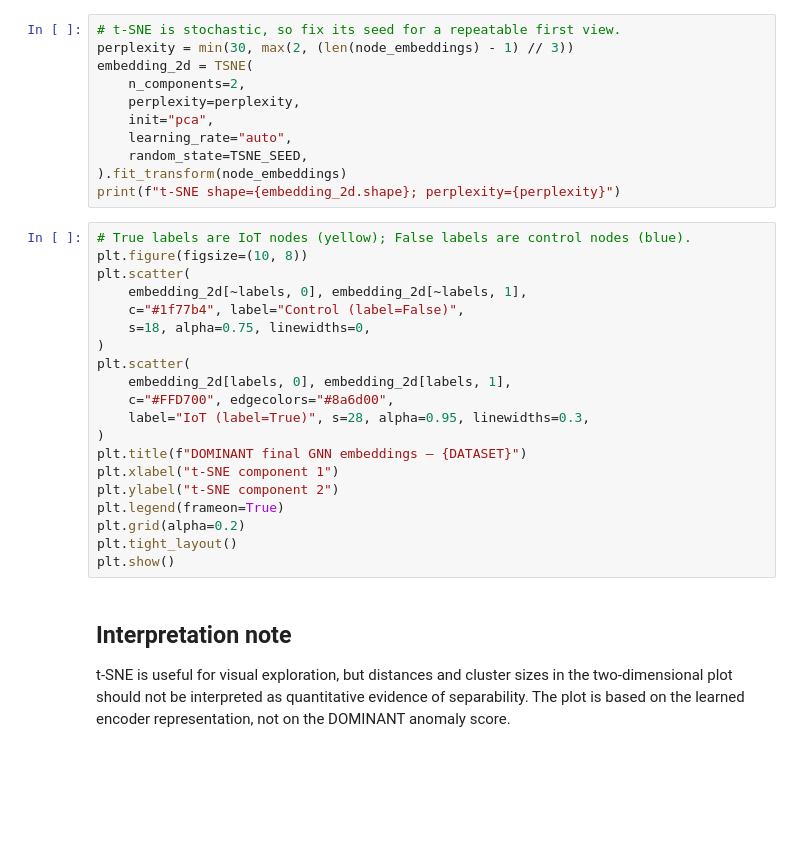
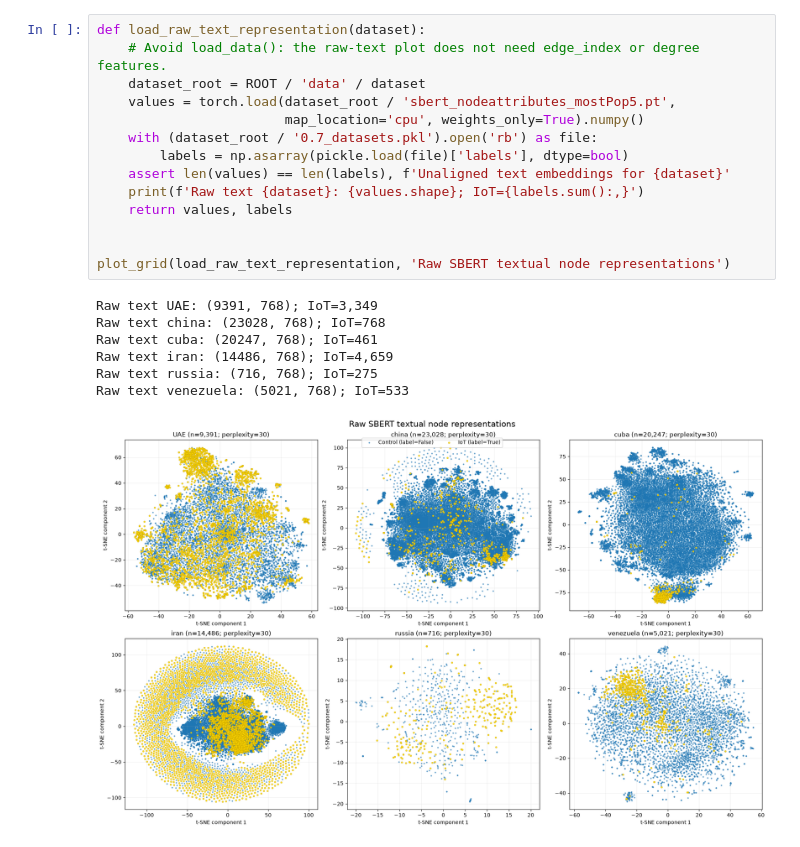
Before and after one commit to Antonioonet/infops, a Jupyter notebook: notebooks/dominant_tsne_embeddings.ipynb, the cells around one changed output. Cells and saved outputs as stored; diff of their text form; blank space fills up the shorter version.

```diff
--- a/notebooks/dominant_tsne_embeddings.ipynb
+++ b/notebooks/dominant_tsne_embeddings.ipynb
@@ -62,35 +106,22 @@ print(f"IoT nodes (label=True)={labels.sum()}; control nodes (label=False)={(~la
-# %%
-# t-SNE is stochastic, so fix its seed for a repeatable first view.
-perplexity = min(30, max(2, (len(node_embeddings) - 1) // 3))
-embedding_2d = TSNE(
-    n_components=2,
-    perplexity=perplexity,
-    init="pca",
-    learning_rate="auto",
-    random_state=TSNE_SEED,
-).fit_transform(node_embeddings)
-print(f"t-SNE shape={embedding_2d.shape}; perplexity={perplexity}")
-# %%
-# True labels are IoT nodes (yellow); False labels are control nodes (blue).
-plt.figure(figsize=(10, 8))
-plt.scatter(
-    embedding_2d[~labels, 0], embedding_2d[~labels, 1],
-    c="#1f77b4", label="Control (label=False)",
-    s=18, alpha=0.75, linewidths=0,
-)
-plt.scatter(
-    embedding_2d[labels, 0], embedding_2d[labels, 1],
-    c="#FFD700", edgecolors="#8a6d00",
-    label="IoT (label=True)", s=28, alpha=0.95, linewidths=0.3,
-)
-plt.title(f"DOMINANT final GNN embeddings — {DATASET}")
-plt.xlabel("t-SNE component 1")
-plt.ylabel("t-SNE component 2")
-plt.legend(frameon=True)
-plt.grid(alpha=0.2)
-plt.tight_layout()
-plt.show()
-# %% [markdown]
-## Interpretation note
-
-t-SNE is useful for visual exploration, but distances and cluster sizes in the two-dimensional plot should not be interpreted as quantitative evidence of separability. The plot is based on the learned encoder representation, not on the DOMINANT anomaly score.
+# %%
+def load_raw_text_representation(dataset):
+    # Avoid load_data(): the raw-text plot does not need edge_index or degree features.
+    dataset_root = ROOT / 'data' / dataset
+    values = torch.load(dataset_root / 'sbert_nodeattributes_mostPop5.pt',
+                        map_location='cpu', weights_only=True).numpy()
+    with (dataset_root / '0.7_datasets.pkl').open('rb') as file:
+        labels = np.asarray(pickle.load(file)['labels'], dtype=bool)
+    assert len(values) == len(labels), f'Unaligned text embeddings for {dataset}'
+    print(f'Raw text {dataset}: {values.shape}; IoT={labels.sum():,}')
+    return values, labels
+
+
+plot_grid(load_raw_text_representation, 'Raw SBERT textual node representations')
+# %% [output]
+Raw text UAE: (9391, 768); IoT=3,349
+Raw text china: (23028, 768); IoT=768
+Raw text cuba: (20247, 768); IoT=461
+Raw text iran: (14486, 768); IoT=4,659
+Raw text russia: (716, 768); IoT=275
+Raw text venezuela: (5021, 768); IoT=533
+[figure, added]
```
Also changed, not shown: parts of 6 cells of this notebook.
